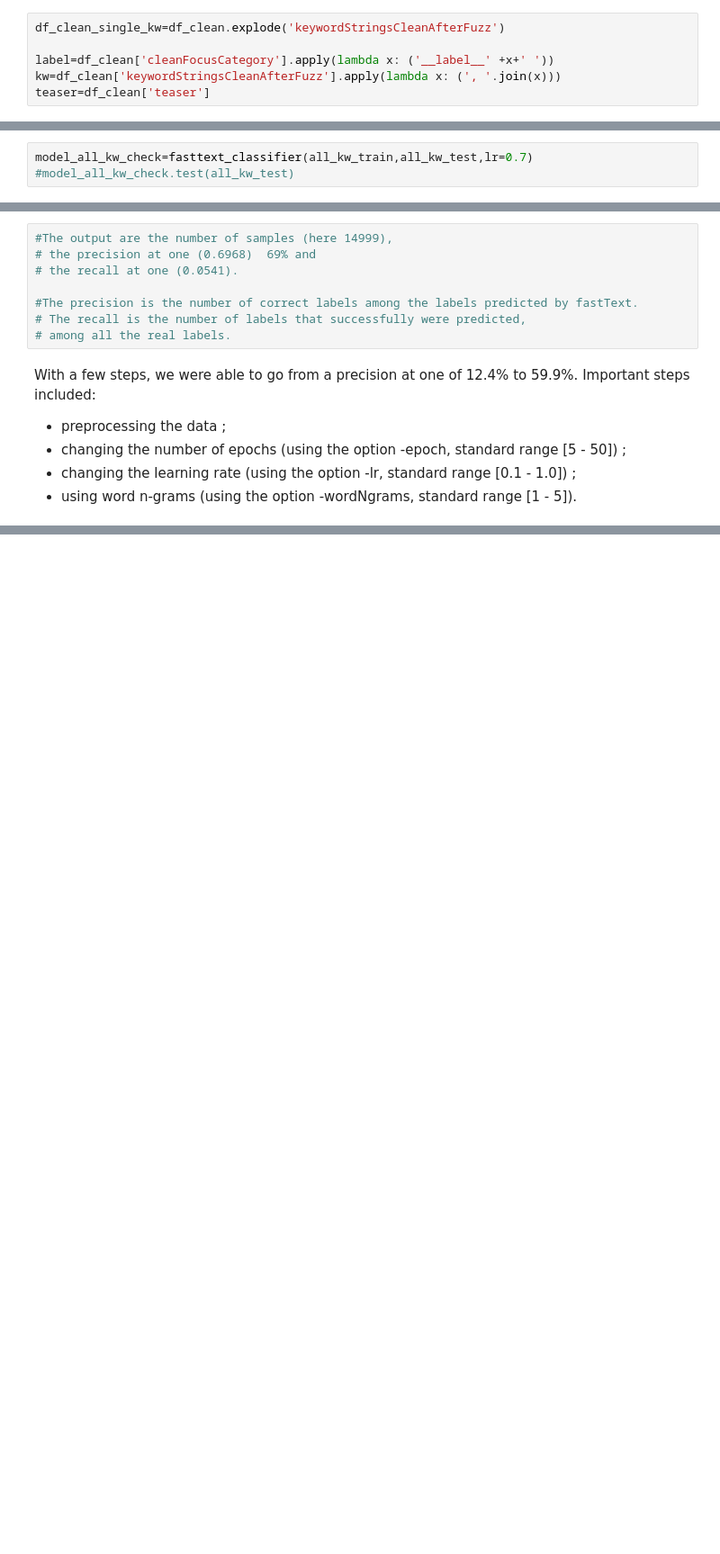
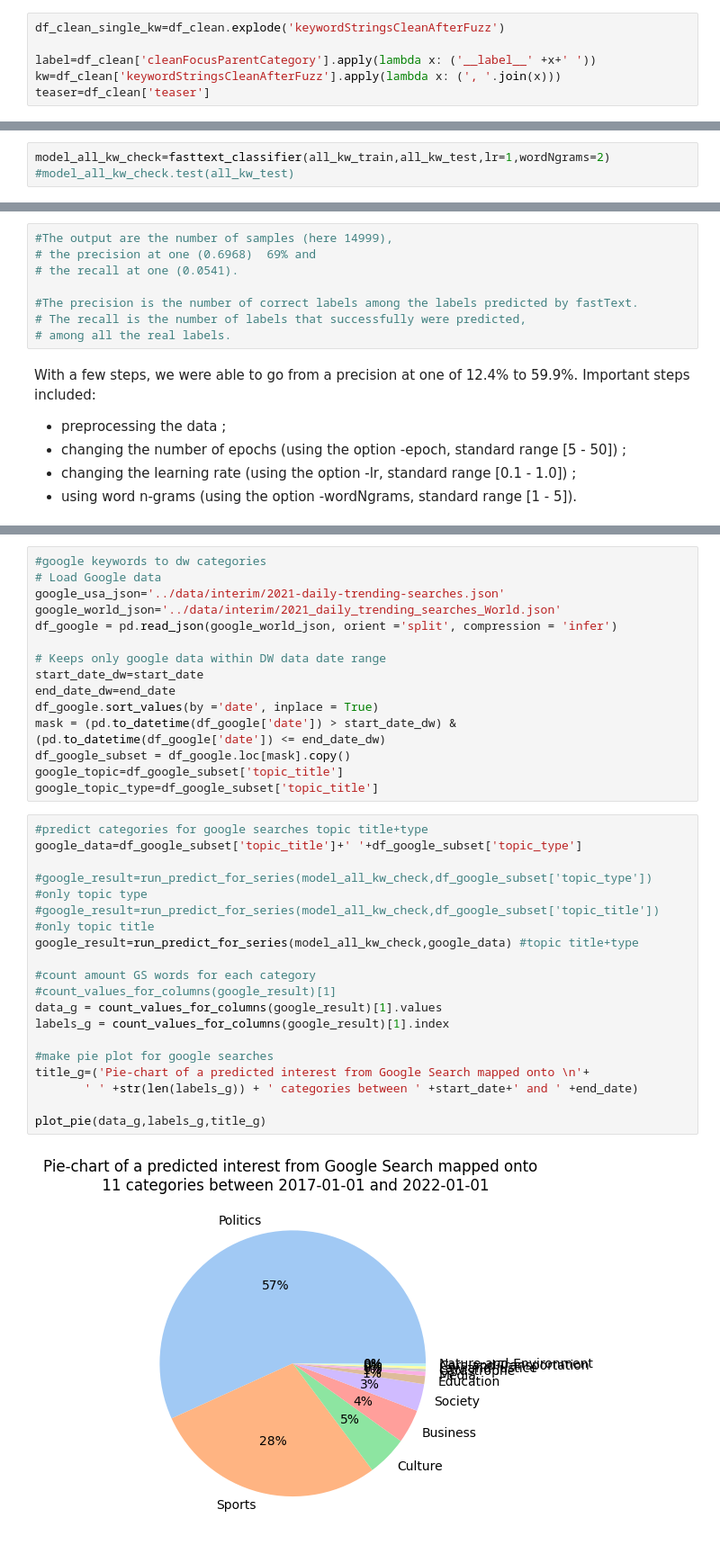
Before and after one commit to mariosakritas/NLP-methods-for-news-articles, a Jupyter notebook: notebooks/anya_fasttext.ipynb, the cells around one changed output, grey strips where cells are left out. Shown at 90% size. Cells and saved outputs as stored; diff of their text form; blank space fills up the shorter version.

```diff
--- a/notebooks/anya_fasttext.ipynb
+++ b/notebooks/anya_fasttext.ipynb
@@ -93,7 +93,7 @@ array(['History', 'Politics', 'Society', 'Culture', 'Media',
 # %%
 df_clean_single_kw=df_clean.explode('keywordStringsCleanAfterFuzz')
 
-label=df_clean['cleanFocusCategory'].apply(lambda x: ('__label__' +x+' '))
+label=df_clean['cleanFocusParentCategory'].apply(lambda x: ('__label__' +x+' '))
 kw=df_clean['keywordStringsCleanAfterFuzz'].apply(lambda x: (', '.join(x)))
 teaser=df_clean['teaser']
 # %%
@@ -248,7 +205,7 @@ def fasttext_classifier(train_file,test_file,lr=1.0,epoch=12,k=1,wordNgrams=1):
     print(model.test(test_file,k=5))
     return model
 # %%
-model_all_kw_check=fasttext_classifier(all_kw_train,all_kw_test,lr=0.7)
+model_all_kw_check=fasttext_classifier(all_kw_train,all_kw_test,lr=1,wordNgrams=2)
 #model_all_kw_check.test(all_kw_test)
 # %% [output]
 Read 0M words
@@ -641,0 +398,35 @@ plt.show()
+# %%
+#google keywords to dw categories
+# Load Google data
+google_usa_json='../data/interim/2021-daily-trending-searches.json'
+google_world_json='../data/interim/2021_daily_trending_searches_World.json'
+df_google = pd.read_json(google_world_json, orient ='split', compression = 'infer')
+
+# Keeps only google data within DW data date range
+start_date_dw=start_date
+end_date_dw=end_date
+df_google.sort_values(by ='date', inplace = True)
+mask = (pd.to_datetime(df_google['date']) > start_date_dw) & (pd.to_datetime(df_google['date']) <= end_date_dw)
+df_google_subset = df_google.loc[mask].copy()
+google_topic=df_google_subset['topic_title']
+google_topic_type=df_google_subset['topic_title']
+# %%
+#predict categories for google searches topic title+type
+google_data=df_google_subset['topic_title']+' '+df_google_subset['topic_type']
+
+#google_result=run_predict_for_series(model_all_kw_check,df_google_subset['topic_type']) #only topic type
+#google_result=run_predict_for_series(model_all_kw_check,df_google_subset['topic_title']) #only topic title
+google_result=run_predict_for_series(model_all_kw_check,google_data) #topic title+type
+
+#count amount GS words for each category
+#count_values_for_columns(google_result)[1]
+data_g = count_values_for_columns(google_result)[1].values
+labels_g = count_values_for_columns(google_result)[1].index
+
+#make pie plot for google searches
+title_g=('Pie-chart of a predicted interest from Google Search mapped onto \n'+
+       ' ' +str(len(labels_g)) + ' categories between ' +start_date+' and ' +end_date)
+
+plot_pie(data_g,labels_g,title_g)
+# %% [output]
+[figure, added]
```
Also changed, not shown: parts of 69 cells of this notebook.
